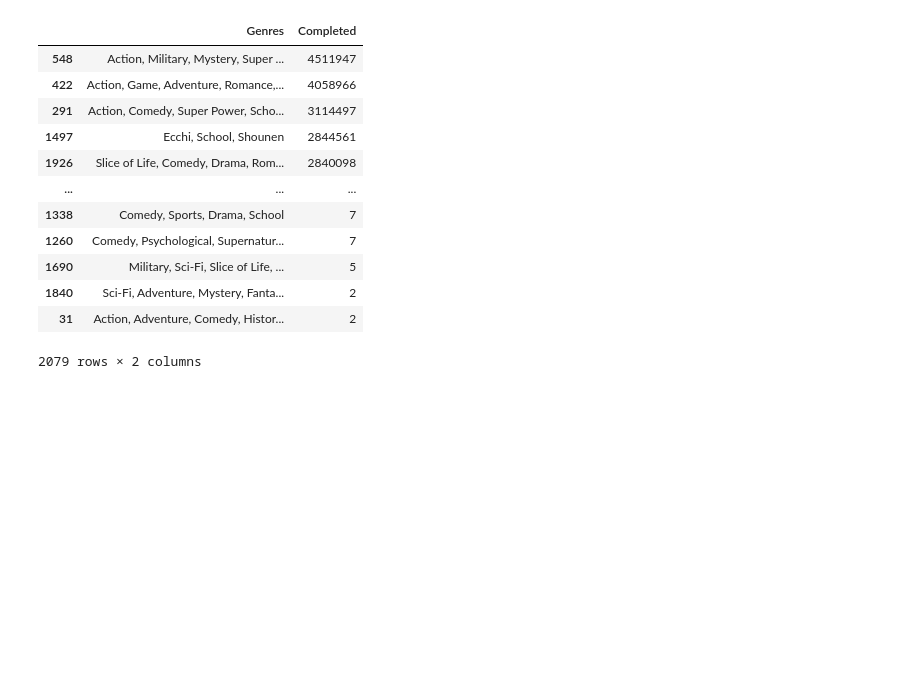
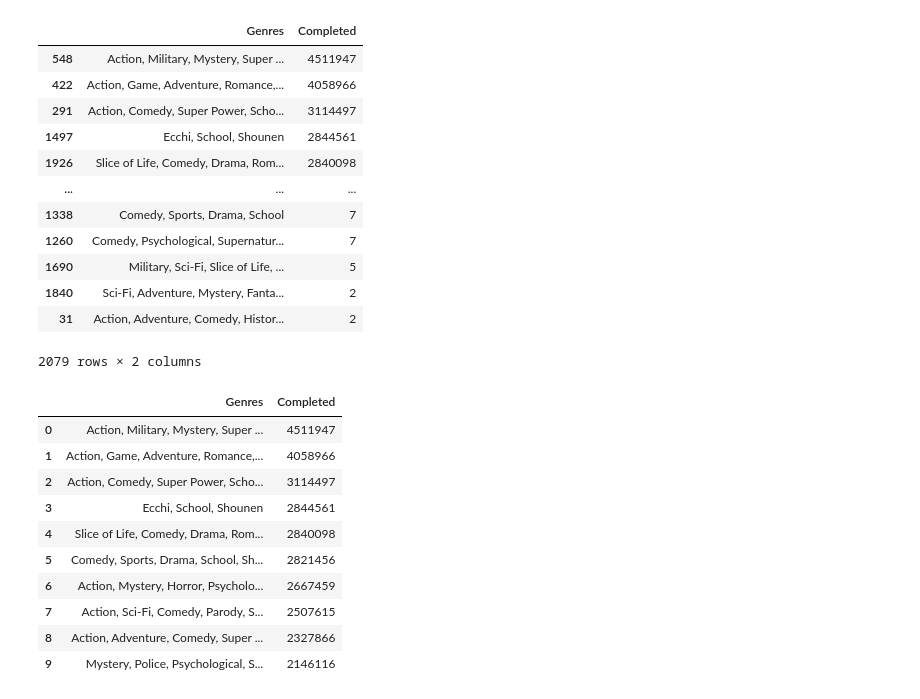
Before and after one commit to data301-2021-summer2/group03-project, a Jupyter notebook: analysis/Guy/milestone2.ipynb, the cells around one changed output. Cells and saved outputs as stored; diff of their text form; code cells hidden in the pictures; blank space fills up the shorter version.

```diff
--- a/analysis/Guy/milestone2.ipynb
+++ b/analysis/Guy/milestone2.ipynb
@@ -301,5 +319,19 @@ genre_combo_df
 # %%
 genres_order = anime_df.groupby('Genres', as_index = False)['Completed'].sum().sort_values(by = 'Completed', ascending = False).reset_index(drop = True)
 topTenGenreCombo = genres_order['Genres'].head(10).tolist()
+# %%
+genres_order.head(10)
+# %% [output]
+|  | Genres | Completed |
+| 0 | Action, Military, Mystery, Super ... | 4511947 |
+| 1 | Action, Game, Adventure, Romance,... | 4058966 |
+| 2 | Action, Comedy, Super Power, Scho... | 3114497 |
+| 3 | Ecchi, School, Shounen | 2844561 |
+| 4 | Slice of Life, Comedy, Drama, Rom... | 2840098 |
+| 5 | Comedy, Sports, Drama, School, Sh... | 2821456 |
+| 6 | Action, Mystery, Horror, Psycholo... | 2667459 |
+| 7 | Action, Sci-Fi, Comedy, Parody, S... | 2507615 |
+| 8 | Action, Adventure, Comedy, Super ... | 2327866 |
+| 9 | Mystery, Police, Psychological, S... | 2146116 |
 # %%
 plt.subplots(figsize = (10, 8))
```
Also changed, not shown: parts of 11 cells of this notebook.
